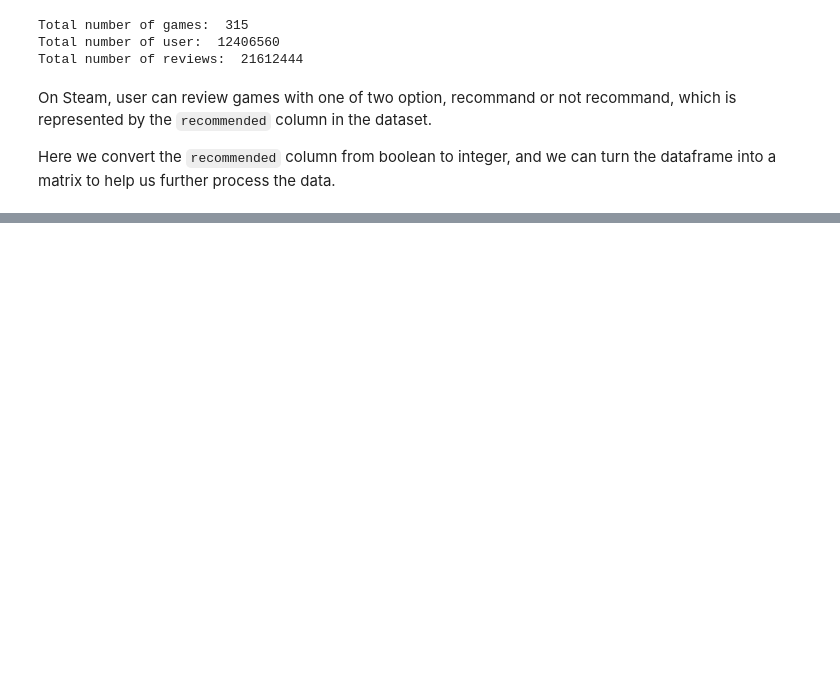
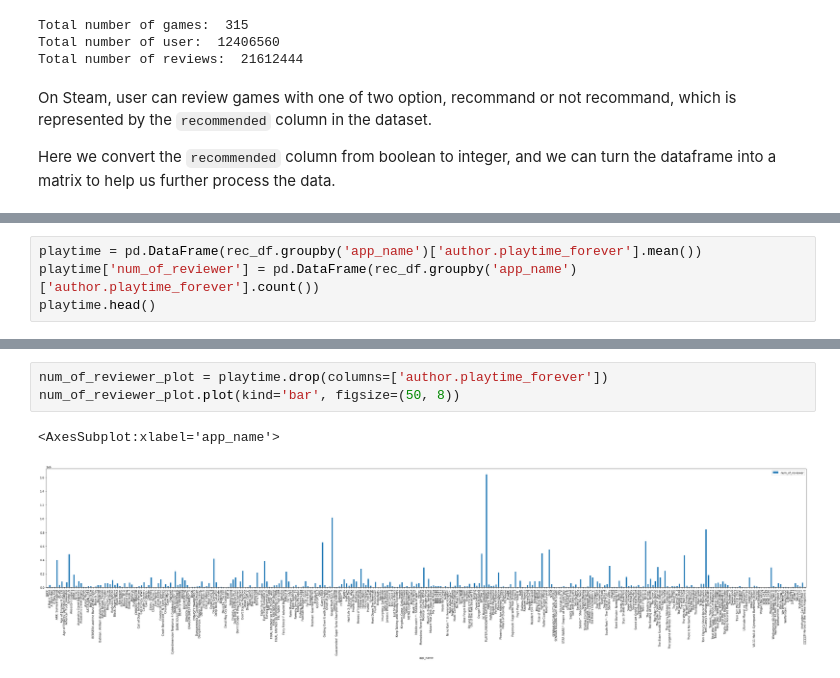
Before and after one commit to Lam-Tech/ICS438-final-project-Remake, a Jupyter notebook: Untitled-checkpoint.ipynb, the cells around one changed output, grey strips where cells are left out. Saved outputs shown, nothing was run; the diff lists cells and outputs as text; blank space fills up the shorter version.

Commit message:
data

```diff
--- a/Untitled-checkpoint.ipynb
+++ b/Untitled-checkpoint.ipynb
@@ -63,0 +80,4 @@ ValueError: Index contains duplicate entries, cannot reshape
+# %%
+playtime = pd.DataFrame(rec_df.groupby('app_name')['author.playtime_forever'].mean())
+playtime['num_of_reviewer'] = pd.DataFrame(rec_df.groupby('app_name')['author.playtime_forever'].count())
+playtime.head()
@@ -63,0 +92,6 @@ ValueError: Index contains duplicate entries, cannot reshape
+# %%
+num_of_reviewer_plot = playtime.drop(columns=['author.playtime_forever'])
+num_of_reviewer_plot.plot(kind='bar', figsize=(50, 8))
+# %% [output]
+<AxesSubplot:xlabel='app_name'>
+[figure, added]
```
Also changed, not shown: parts of 7 cells of this notebook.
